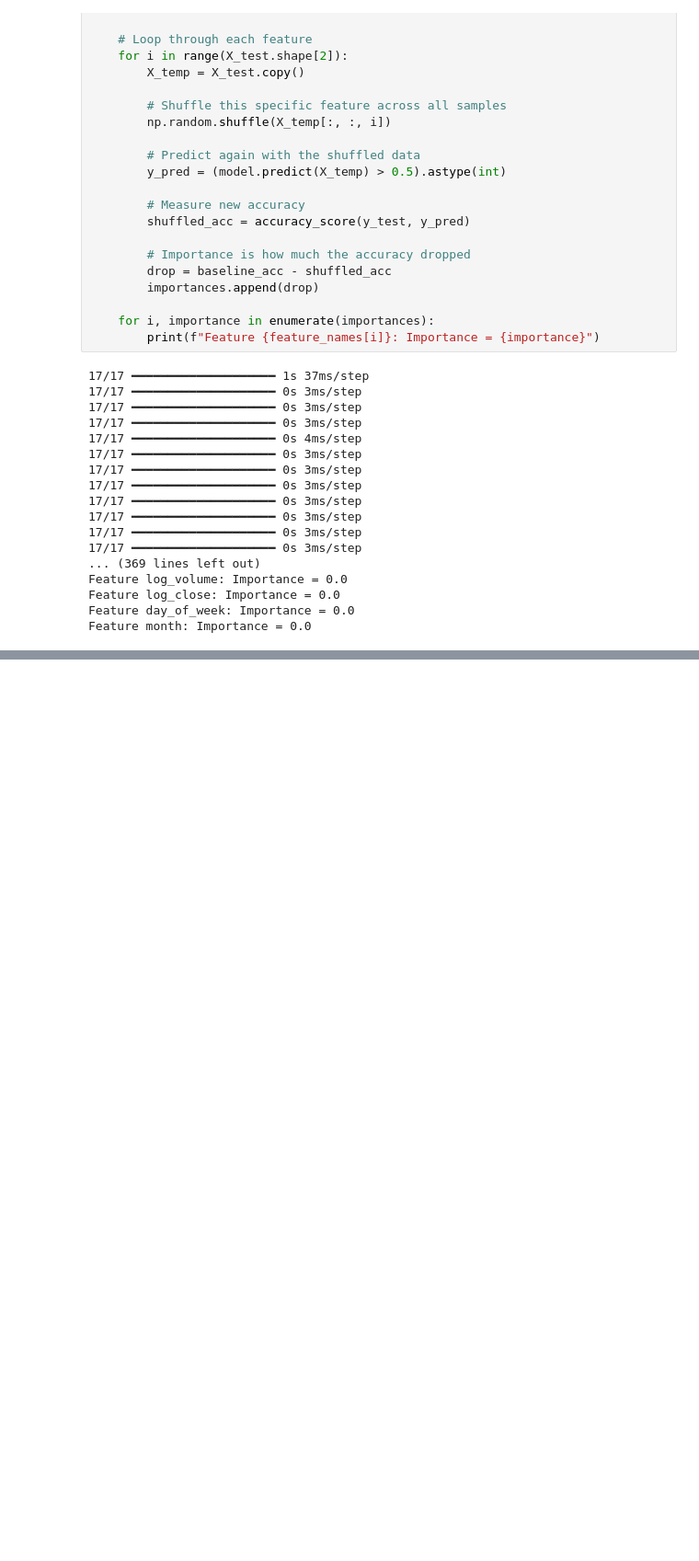
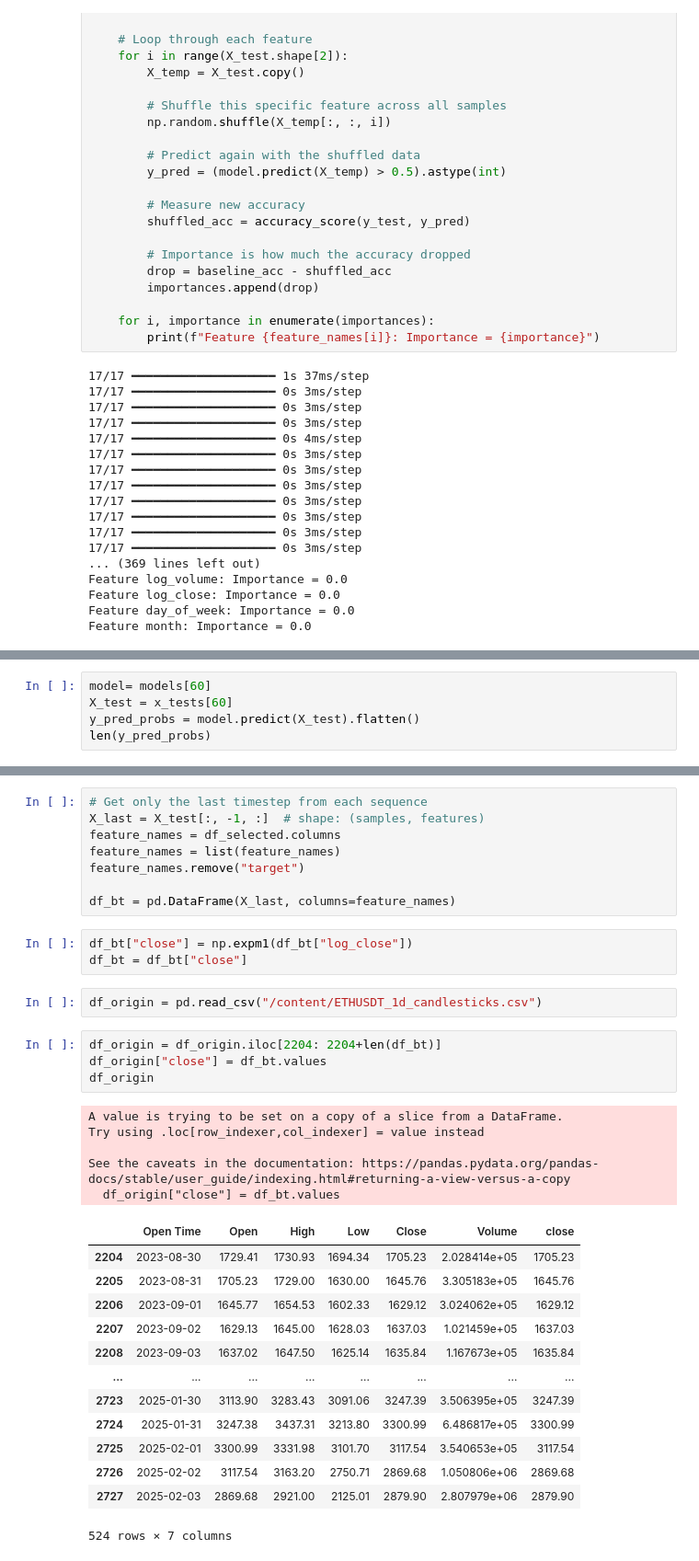
Before and after one commit to Altemir1/BTC-ML-Based-Trading-System, a Jupyter notebook: LSTM_price_predicton_with_technical_indicators.ipynb, the cells around one changed output, grey strips where cells are left out. Shown at 92% size. Drawn from its saved outputs; the diff is of its cells as text; blank space fills up the shorter version.

```diff
--- a/LSTM_price_predicton_with_technical_indicators.ipynb
+++ b/LSTM_price_predicton_with_technical_indicators.ipynb
@@ -348,0 +357,5 @@ Feature month: Importance = 0.0
+# %%
+model= models[60]
+X_test = x_tests[60]
+y_pred_probs = model.predict(X_test).flatten()
+len(y_pred_probs)
@@ -348,0 +365,36 @@ Feature month: Importance = 0.0
+# %%
+# Get only the last timestep from each sequence
+X_last = X_test[:, -1, :]  # shape: (samples, features)
+feature_names = df_selected.columns
+feature_names = list(feature_names)
+feature_names.remove("target")
+
+df_bt = pd.DataFrame(X_last, columns=feature_names)
+# %%
+df_bt["close"] = np.expm1(df_bt["log_close"])
+df_bt = df_bt["close"]
+# %%
+df_origin = pd.read_csv("/content/ETHUSDT_1d_candlesticks.csv")
+# %%
+df_origin = df_origin.iloc[2204: 2204+len(df_bt)]
+df_origin["close"] = df_bt.values
+df_origin
+# %% [output]
+A value is trying to be set on a copy of a slice from a DataFrame.
+Try using .loc[row_indexer,col_indexer] = value instead
+
+See the caveats in the documentation: https://pandas.pydata.org/pandas-docs/stable/user_guide/indexing.html#returning-a-view-versus-a-copy
+  df_origin["close"] = df_bt.values
+|  | Open Time | Open | High | Low | Close | Volume | close |
+| 2204 | 2023-08-30 | 1729.41 | 1730.93 | 1694.34 | 1705.23 | 2.028414e+05 | 1705.23 |
+| 2205 | 2023-08-31 | 1705.23 | 1729.00 | 1630.00 | 1645.76 | 3.305183e+05 | 1645.76 |
+| 2206 | 2023-09-01 | 1645.77 | 1654.53 | 1602.33 | 1629.12 | 3.024062e+05 | 1629.12 |
+| 2207 | 2023-09-02 | 1629.13 | 1645.00 | 1628.03 | 1637.03 | 1.021459e+05 | 1637.03 |
+| 2208 | 2023-09-03 | 1637.02 | 1647.50 | 1625.14 | 1635.84 | 1.167673e+05 | 1635.84 |
+| ... | ... | ... | ... | ... | ... | ... | ... |
+| 2723 | 2025-01-30 | 3113.90 | 3283.43 | 3091.06 | 3247.39 | 3.506395e+05 | 3247.39 |
+| 2724 | 2025-01-31 | 3247.38 | 3437.31 | 3213.80 | 3300.99 | 6.486817e+05 | 3300.99 |
+| 2725 | 2025-02-01 | 3300.99 | 3331.98 | 3101.70 | 3117.54 | 3.540653e+05 | 3117.54 |
+| 2726 | 2025-02-02 | 3117.54 | 3163.20 | 2750.71 | 2869.68 | 1.050806e+06 | 2869.68 |
+| 2727 | 2025-02-03 | 2869.68 | 2921.00 | 2125.01 | 2879.90 | 2.807979e+06 | 2879.90 |
+524 rows × 7 columns
```
Also changed, not shown: parts of 19 cells of this notebook.
